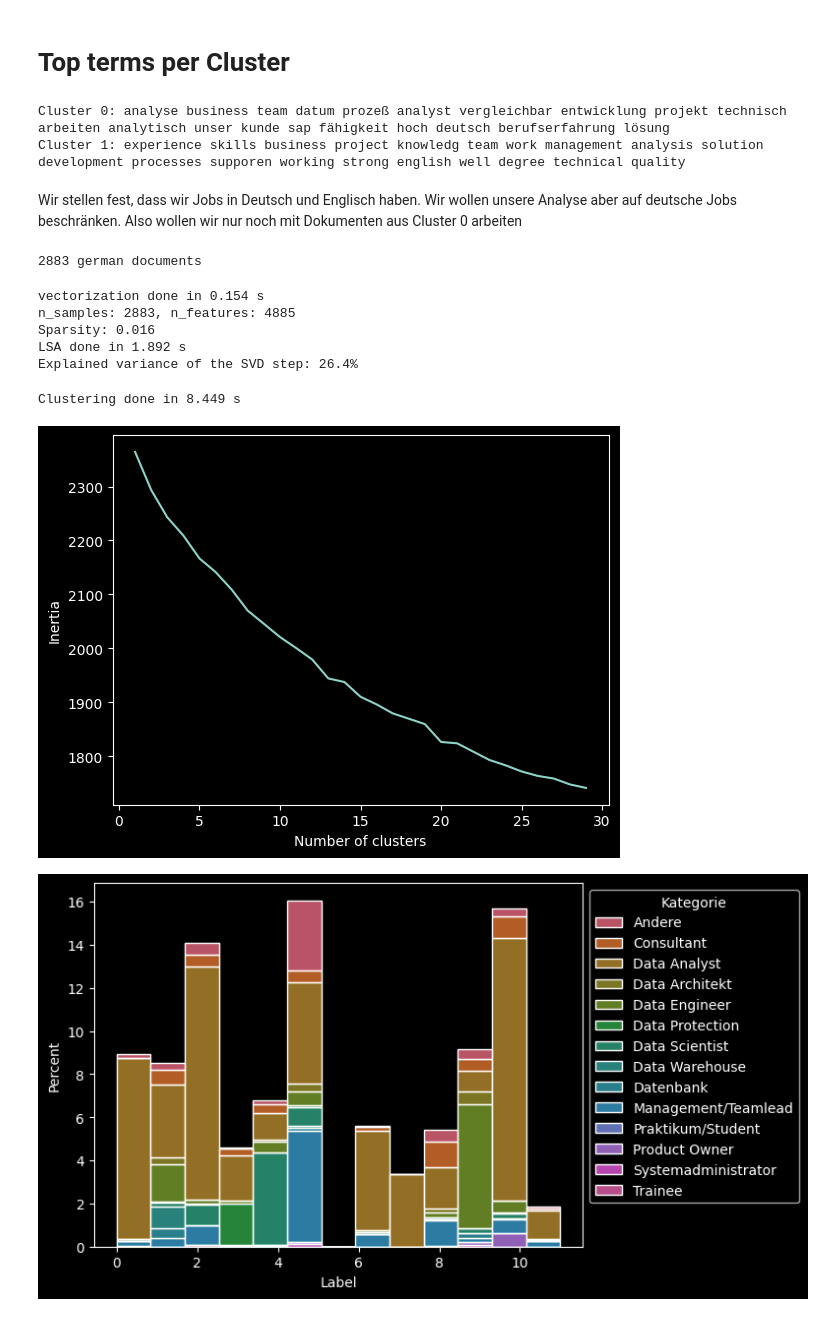
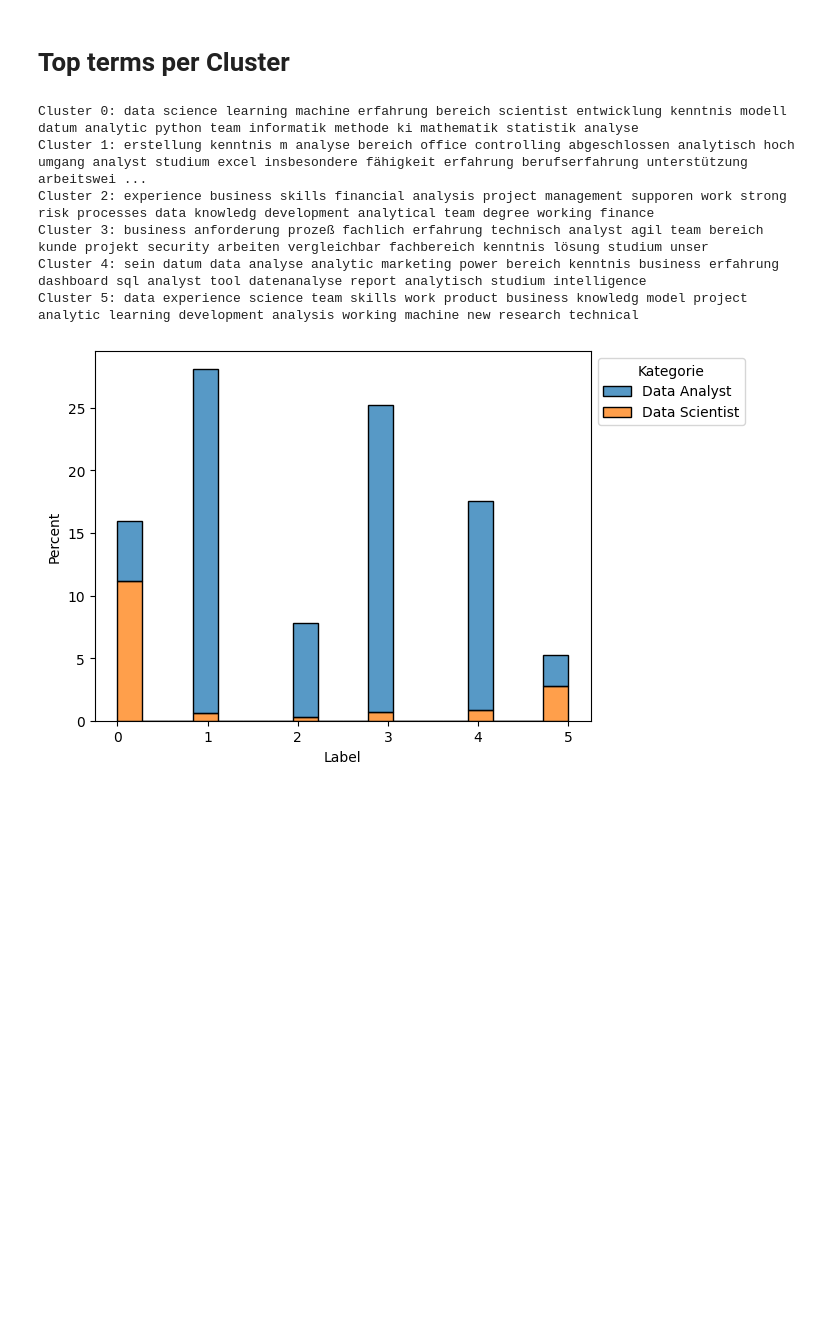
Before and after one commit to tim-hilde/Data-Science-Jobs, a Jupyter notebook: notebooks/05-NLP.ipynb, the cells around one changed output. Drawn from its saved outputs; the diff is of its cells as text; code cells hidden in the pictures; blank space fills up the shorter version.

```diff
--- a/notebooks/05-NLP.ipynb
+++ b/notebooks/05-NLP.ipynb
@@ -24,9 +25,7 @@ jobs = jobs[
     & (jobs["Description"] != "Stellenanzeige nicht mehr verfügbar")
     & (jobs["Description"] != "")
     & (jobs["Profile"] != "")
-	& (jobs["Gehalt_min_yearly"]).notna()
 ]
-
 texts = jobs["Titel"] + " " + jobs["Description"] + " " + jobs["Profile"]
 # %% [markdown]
 # Preprocessing
@@ -172,70 +177,33 @@ Clustering done in 1.986 s
 # %% [markdown]
 # Top terms per Cluster
-# %%
-cluster_count=2
-kmeans_all = KMeans(
-    n_clusters=cluster_count,
-    max_iter=100,
-    n_init=1,
-	random_state=2
-)
-
-
-kmeans_all.fit(X_lsa_all)
-
-terms_per_cluster(lsa_all, vectorizer_all, kmeans_all, cluster_count)
-# %% [output]
-Cluster 0: analyse business team datum prozeß analyst vergleichbar entwicklung projekt technisch arbeiten analytisch unser kunde sap fähigkeit hoch deutsch berufserfahrung lösung
-Cluster 1: experience skills business project knowledg team work management analysis solution development processes supporen working strong english well degree technical quality
-# %% [markdown]
-Wir stellen fest, dass wir Jobs in Deutsch und Englisch haben. Wir wollen unsere Analyse aber auf deutsche Jobs beschränken. Also wollen wir nur noch mit Dokumenten aus Cluster 0 arbeiten
-# %%
-labels = kmeans_all.labels_
-
-indeces_cluster_german = np.where(labels == 0)[0]
-
-german_docs = [lemmas[i] for i in indeces_cluster_german]
-print(f"{len(german_docs)} german documents")
-# %% [output]
-2883 german documents
-# %%
-vectorizer_ger, X_tfidf_ger, lsa_ger, X_lsa_ger = vec_lsa(german_docs)
-# %% [output]
-vectorization done in 0.154 s
-n_samples: 2883, n_features: 4885
-Sparsity: 0.016
-LSA done in 1.892 s
-Explained variance of the SVD step: 26.4%
-# %%
-cluster_means(30, X_lsa_ger)
-# %% [output]
-Clustering done in 8.449 s
-[figure, removed]
 # %%
 import seaborn as sns
 
-kmeans_ger = KMeans(
-    n_clusters=12,
-    max_iter=100,
-    n_init=1,
-	random_state=2
-)
+cluster_count = 6
+kmeans = KMeans(n_clusters=cluster_count, max_iter=100, n_init=1, random_state=2)
 
-kmeans_ger.fit(X_lsa_ger)
 
-labels = kmeans_ger.labels_
+kmeans.fit(X_lsa)
 
-df_eval = pd.DataFrame(
-    {"Label": labels, "Kategorie": jobs.iloc[indeces_cluster_german, 18]}
-)
+
+labels = kmeans.labels_
+
+df_eval = pd.DataFrame({"Label": labels, "Kategorie": jobs.iloc[:, 18]})
 
 # display(df_eval.groupby("Kategorie").value_counts(subset=["Label"], normalize=True))
 by_label = df_eval.groupby("Label").value_counts(subset=["Kategorie"], normalize=True)
 
 ax = sns.histplot(
     data=df_eval, x="Label", hue="Kategorie", multiple="stack", stat="percent"
 )
 sns.move_legend(ax, "upper left", bbox_to_anchor=(1, 1))
-# terms_per_cluster(lsa, vectorizer, kmeans, 2)
+
+terms_per_cluster(lsa, vectorizer, kmeans, cluster_count)
 # %% [output]
+Cluster 0: data science learning machine erfahrung bereich scientist entwicklung kenntnis modell datum analytic python team informatik methode ki mathematik statistik analyse
+Cluster 1: erstellung kenntnis m analyse bereich office controlling abgeschlossen analytisch hoch umgang analyst studium excel insbesondere fähigkeit erfahrung berufserfahrung unterstützung arbeitswei ...
+Cluster 2: experience business skills financial analysis project management supporen work strong risk processes data knowledg development analytical team degree working finance
+Cluster 3: business anforderung prozeß fachlich erfahrung technisch analyst agil team bereich kunde projekt security arbeiten vergleichbar fachbereich kenntnis lösung studium unser
+Cluster 4: sein datum data analyse analytic marketing power bereich kenntnis business erfahrung dashboard sql analyst tool datenanalyse report analytisch studium intelligence
+Cluster 5: data experience science team skills work product business knowledg model project analytic learning development analysis working machine new research technical
-[figure, old version]
+[figure, new version]
```
Also changed, not shown: parts of 9 cells of this notebook, 9 other files.
